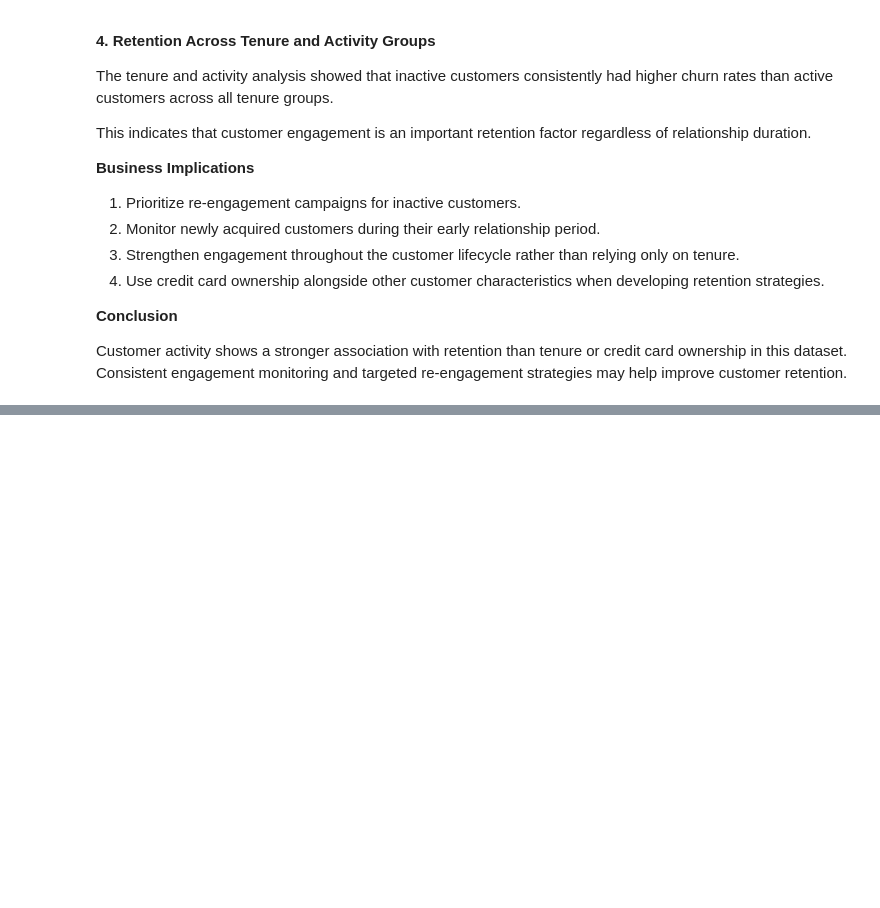
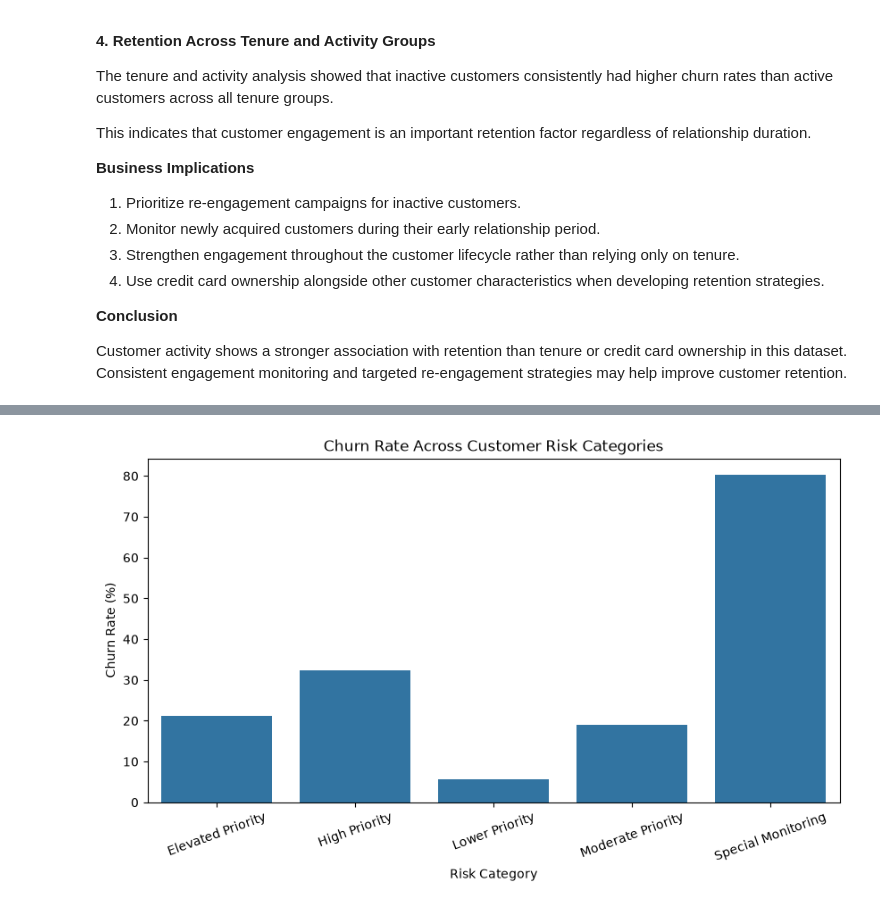
Before and after one commit to Dvnsh-coder/Customer-retention-analysis, a Jupyter notebook: notebooks/01_data_understanding.ipynb, the cells around one changed output, grey strips where cells are left out. Drawn from its saved outputs; the diff is of its cells as text; code cells hidden in the pictures; blank space fills up the shorter version.

```diff
--- a/notebooks/01_data_understanding.ipynb
+++ b/notebooks/01_data_understanding.ipynb
@@ -2080,0 +2189,23 @@ Customer activity shows a stronger association with retention than tenure or cre
+# %%
+# Calculate churn statistics by risk category
+risk_churn_summary = df.groupby("Risk_Category").agg(
+    Total_Customers=("CustomerId", "count"),
+    Exited_Customers=("Exited", "sum")
+)
+
+risk_churn_summary["Retained_Customers"] = (
+    risk_churn_summary["Total_Customers"] -
+    risk_churn_summary["Exited_Customers"]
+)
+
+risk_churn_summary["Churn_Rate"] = (
+    risk_churn_summary["Exited_Customers"] /
+    risk_churn_summary["Total_Customers"]
+) * 100
+
+risk_churn_summary["Retention_Rate"] = (
+    risk_churn_summary["Retained_Customers"] /
+    risk_churn_summary["Total_Customers"]
+) * 100
+
+display(risk_churn_summary.round(2))
@@ -2080,0 +2220,16 @@ Customer activity shows a stronger association with retention than tenure or cre
+# %%
+plt.figure(figsize=(10, 5))
+
+sns.barplot(
+    data=risk_churn_summary.reset_index(),
+    x="Risk_Category",
+    y="Churn_Rate"
+)
+
+plt.title("Churn Rate Across Customer Risk Categories")
+plt.xlabel("Risk Category")
+plt.ylabel("Churn Rate (%)")
+plt.xticks(rotation=20)
+plt.show()
+# %% [output]
+[figure, added]
```
Also changed, not shown: parts of 18 cells of this notebook.
